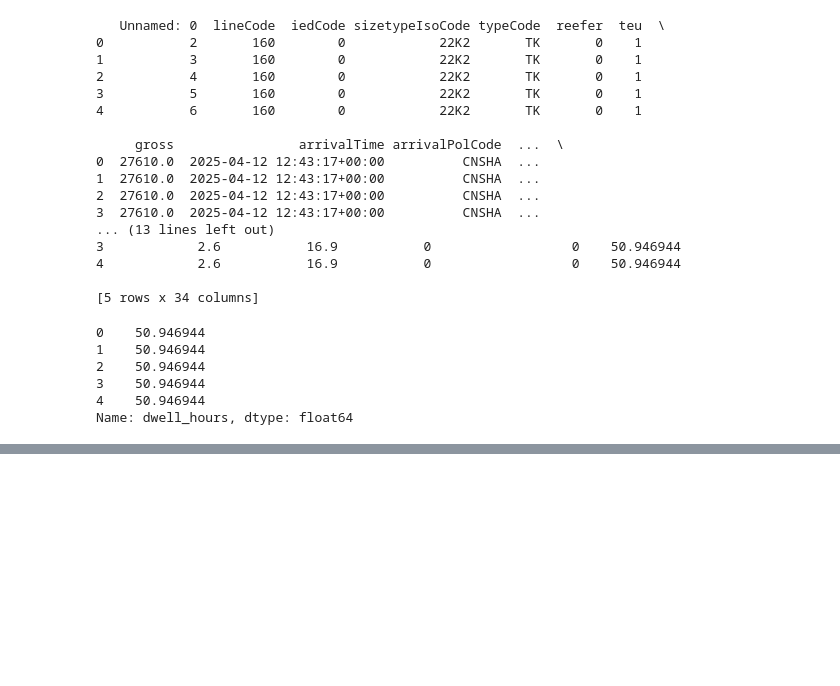
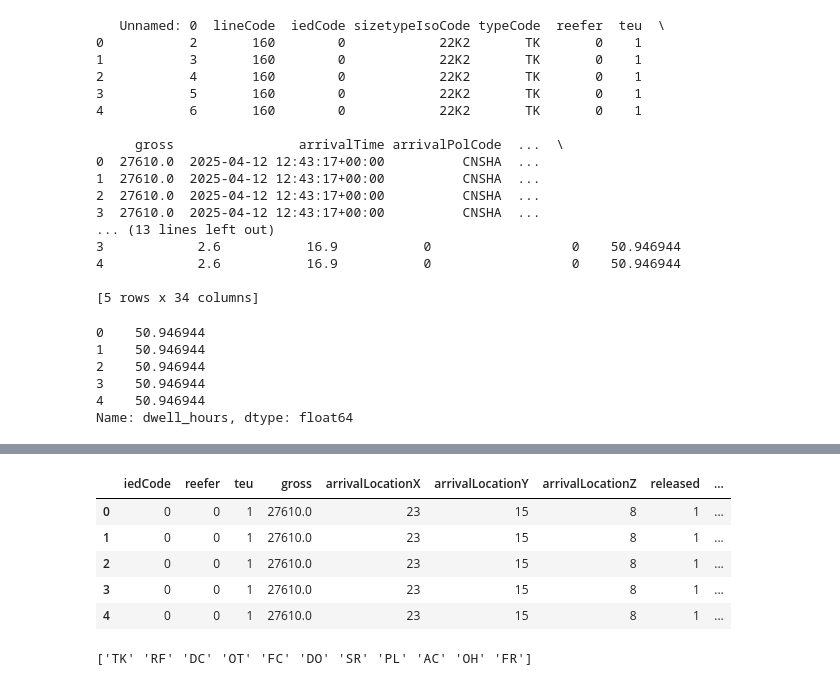
Before and after one commit to kellyegorman/eurogate-twin, a Jupyter notebook: clean_data.ipynb, the cells around one changed output, grey strips where cells are left out. Cells and saved outputs as stored; diff of their text form; code cells hidden in the pictures; blank space fills up the shorter version.

```diff
--- a/clean_data.ipynb
+++ b/clean_data.ipynb
@@ -1050,0 +1057,7 @@ Name: dwell_hours, dtype: float64
+# %%
+import pandas as pd
+
+pd.set_option("display.max_columns", None)
+pd.set_option("display.width", None)
+
+print(df.head())
@@ -1050,0 +1147,17 @@ Name: dwell_hours, dtype: float64
+# %%
+df = pd.read_csv("data/eurogate_train_encoded.csv")
+# %%
+# One-hot encode arrivalType
+
+df = pd.get_dummies(
+    df,
+    columns=["arrivalType"],
+    prefix="arrivalType",
+    drop_first=False
+)
+
+# Convert True/False dummy columns to 0/1 integers
+dummy_cols = [c for c in df.columns if c.startswith("arrivalType_")]
+df[dummy_cols] = df[dummy_cols].astype(int)
+
+print(df[dummy_cols].head())
@@ -1050,0 +1200,4 @@ Name: dwell_hours, dtype: float64
+# %%
+freq = df["arrivalServiceCode"].value_counts(normalize=True)
+df["arrivalServiceCode_freq"] = df["arrivalServiceCode"].map(freq)
+df.drop(columns=["arrivalServiceCode"], inplace=True)
@@ -1050,0 +1223,14 @@ Name: dwell_hours, dtype: float64
+# %%
+df.head()
+# %% [output]
+|  | iedCode | reefer | teu | gross | arrivalLocationX | arrivalLocationY | arrivalLocationZ | released | ... |
+| 0 | 0 | 0 | 1 | 27610.0 | 23 | 15 | 8 | 1 | ... |
+| 1 | 0 | 0 | 1 | 27610.0 | 23 | 15 | 8 | 1 | ... |
+| 2 | 0 | 0 | 1 | 27610.0 | 23 | 15 | 8 | 1 | ... |
+| 3 | 0 | 0 | 1 | 27610.0 | 23 | 15 | 8 | 1 | ... |
+| 4 | 0 | 0 | 1 | 27610.0 | 23 | 15 | 8 | 1 | ... |
+# %%
+# print all unique values in typeCode column
+print(df["typeCode"].unique())
+# %% [output]
+['TK' 'RF' 'DC' 'OT' 'FC' 'DO' 'SR' 'PL' 'AC' 'OH' 'FR']
```
Also changed, not shown: parts of 44 cells of this notebook, 2 other files.
